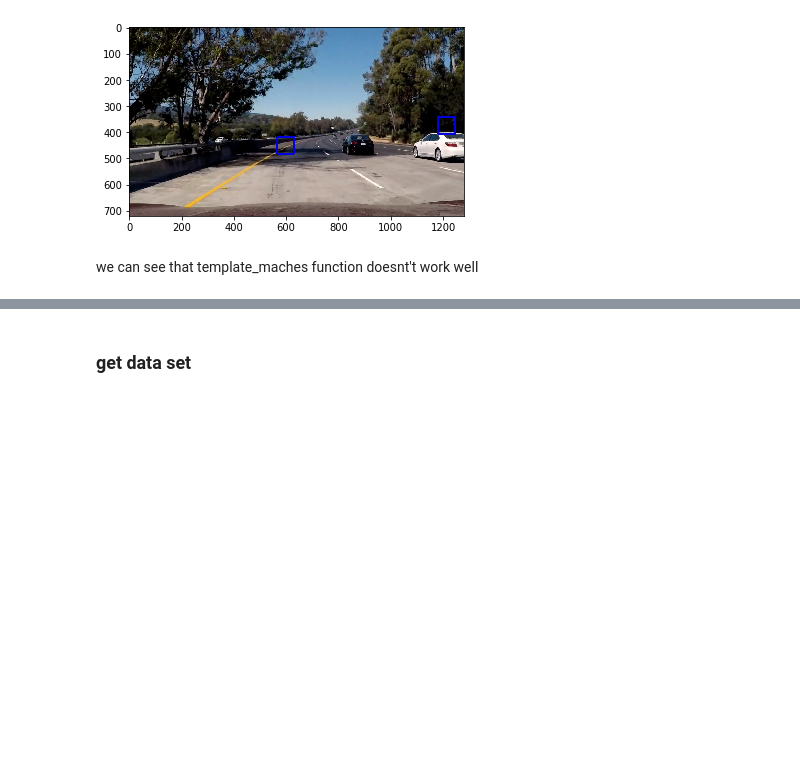
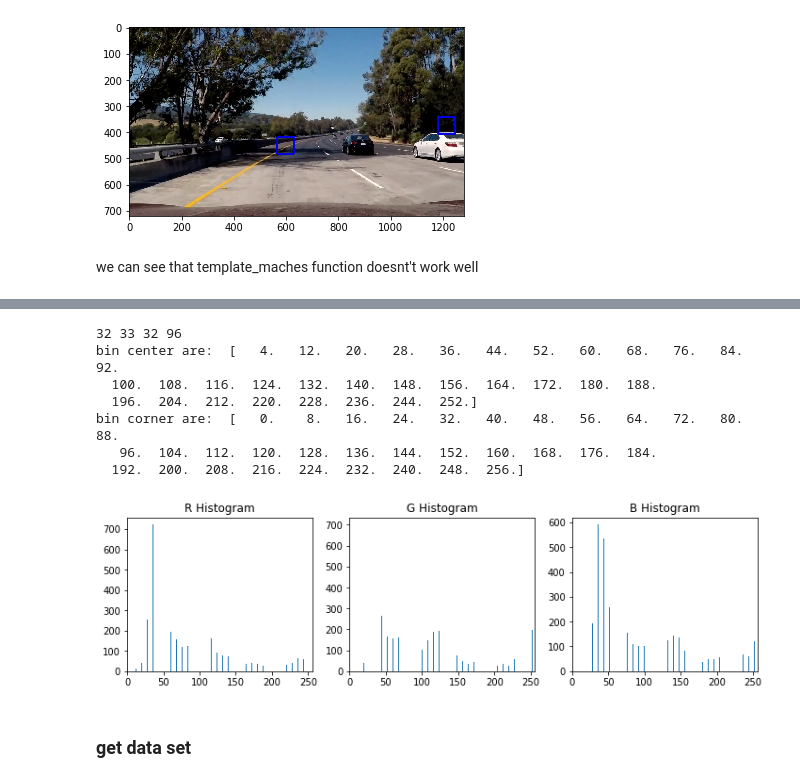
Before and after one commit to easyfly007/autodrive_projects, a Jupyter notebook: proj_vehicle_detection/solution.ipynb, the cells around one changed output, grey strips where cells are left out. Saved outputs shown, nothing was run; the diff lists cells and outputs as text; code cells hidden in the pictures; blank space fills up the shorter version.

```diff
--- a/proj_vehicle_detection/solution.ipynb
+++ b/proj_vehicle_detection/solution.ipynb
@@ -145,3 +147,37 @@ def get_color_histogram(img, nbin = 32, bins_range = (0, 256)):
     bin_center = (r_hist[1][0:-1] + r_hist[1][1:])/2
     hist = np.concatenate((r_hist[0], g_hist[0], b_hist[0]))
     return r_hist, g_hist, b_hist, bin_center, hist
+# %%
+def test_get_color_histogram():
+    filename = './examples/car_templates/1.jpeg'
+    img = plt.imread(filename)
+    rhist, ghist, bhist, bin_centers, hist = get_color_histogram(img, nbin = 32, bins_range = (0, 256))
+
+    # explore the return rhis
+    print(len(rhist[0]), len(rhist[1]), len(bin_centers), len(hist))
+    print('bin center are: ', bin_centers)
+    print('bin corner are: ', rhist[1])
+    fig = plt.figure(figsize=(12,3))
+    plt.subplot(131)
+    plt.bar(bin_centers, rhist[0])
+    plt.xlim(0, 256)
+    plt.title('R Histogram')
+    plt.subplot(132)
+    plt.bar(bin_centers, ghist[0])
+    plt.xlim(0, 256)
+    plt.title('G Histogram')
+    plt.subplot(133)
+    plt.bar(bin_centers, bhist[0])
+    plt.xlim(0, 256)
+    plt.title('B Histogram')
+# %%
+test_get_color_histogram()
+# %% [output]
+32 33 32 96
+bin center are:  [   4.   12.   20.   28.   36.   44.   52.   60.   68.   76.   84.   92.
+  100.  108.  116.  124.  132.  140.  148.  156.  164.  172.  180.  188.
+  196.  204.  212.  220.  228.  236.  244.  252.]
+bin corner are:  [   0.    8.   16.   24.   32.   40.   48.   56.   64.   72.   80.   88.
+   96.  104.  112.  120.  128.  136.  144.  152.  160.  168.  176.  184.
+  192.  200.  208.  216.  224.  232.  240.  248.  256.]
+[figure, added]
```
Also changed, not shown: parts of 4 cells of this notebook.
